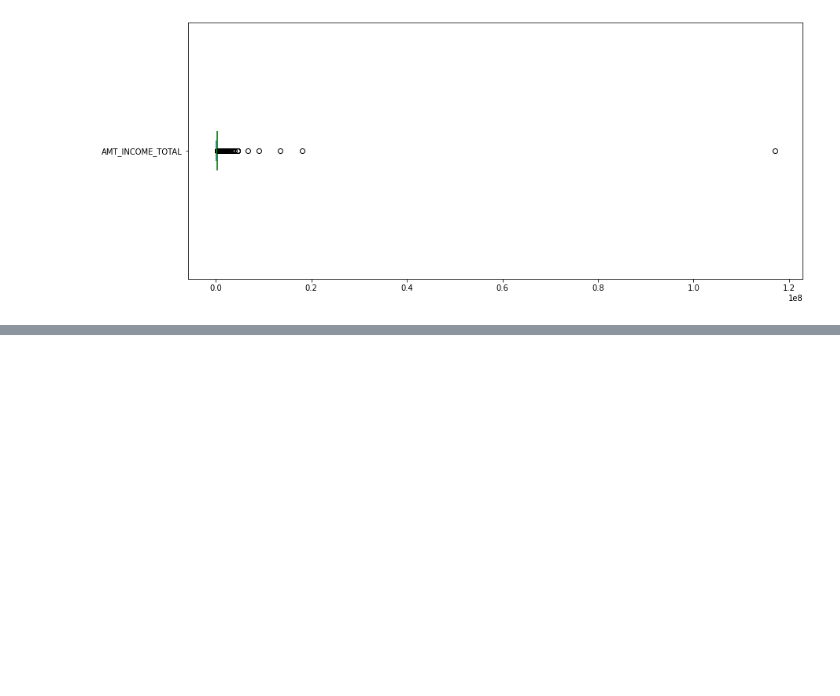
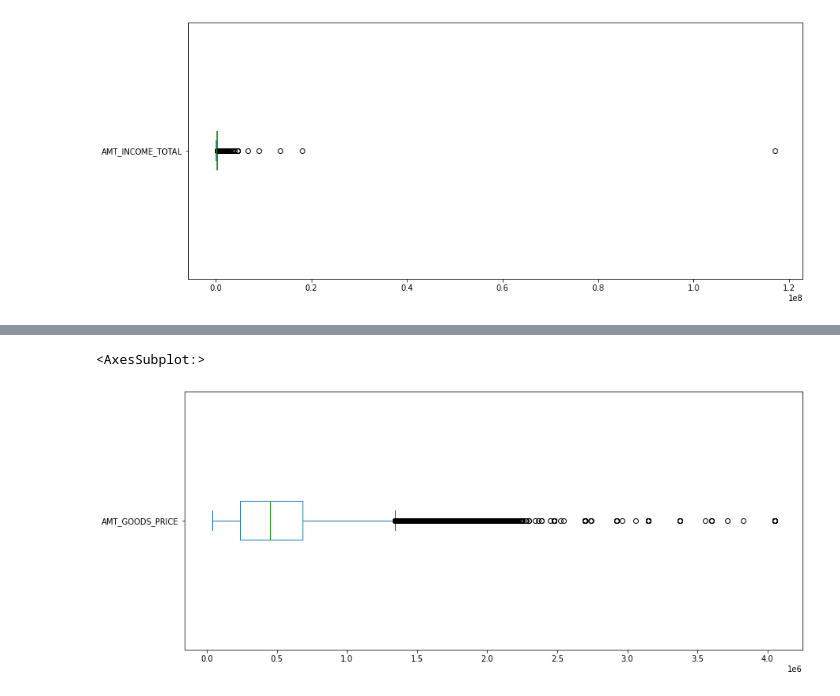
Before and after one commit to VicMer2412/AAI510_Mod1_Assignment1, a Jupyter notebook: Assignment1.ipynb, the cells around one changed output, grey strips where cells are left out. Cells and saved outputs as stored; diff of their text form; code cells hidden in the pictures; blank space fills up the shorter version.

```diff
--- a/Assignment1.ipynb
+++ b/Assignment1.ipynb
@@ -372,0 +66,5 @@ corr
+# %%
+ap['AMT_GOODS_PRICE'].plot(kind='box', vert=False, figsize=(14,6))
+# %% [output]
+<AxesSubplot:>
+[figure, added]
```
Also changed, not shown: parts of 52 cells of this notebook.
